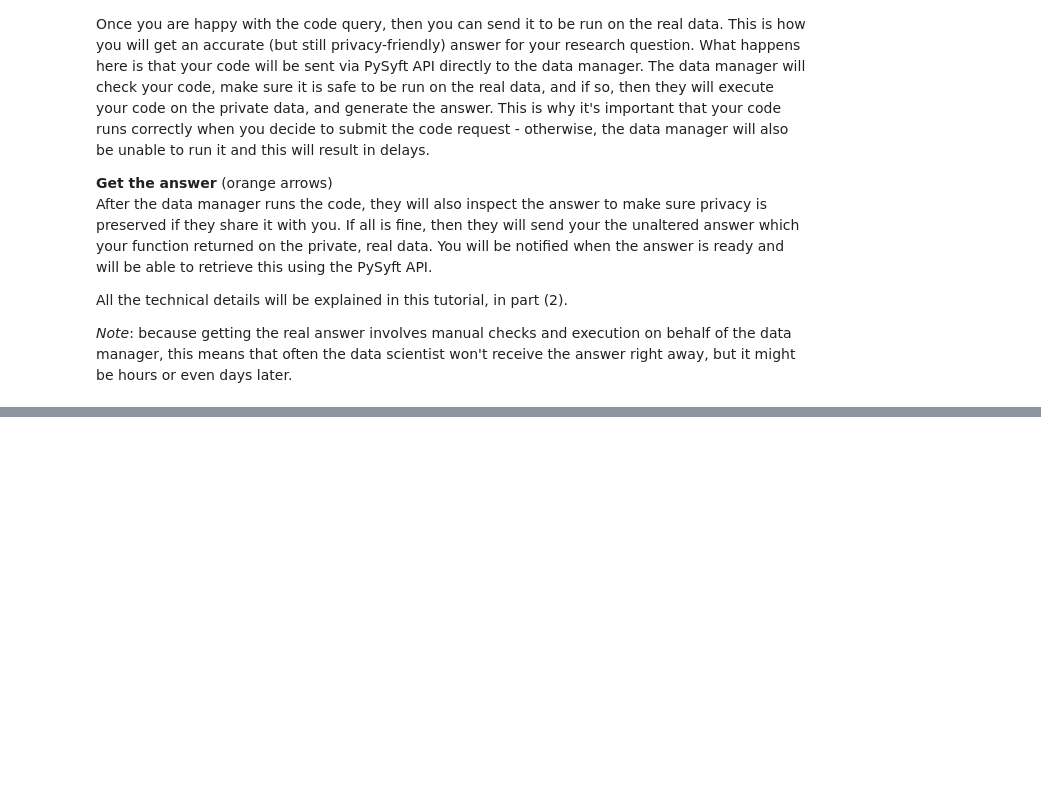
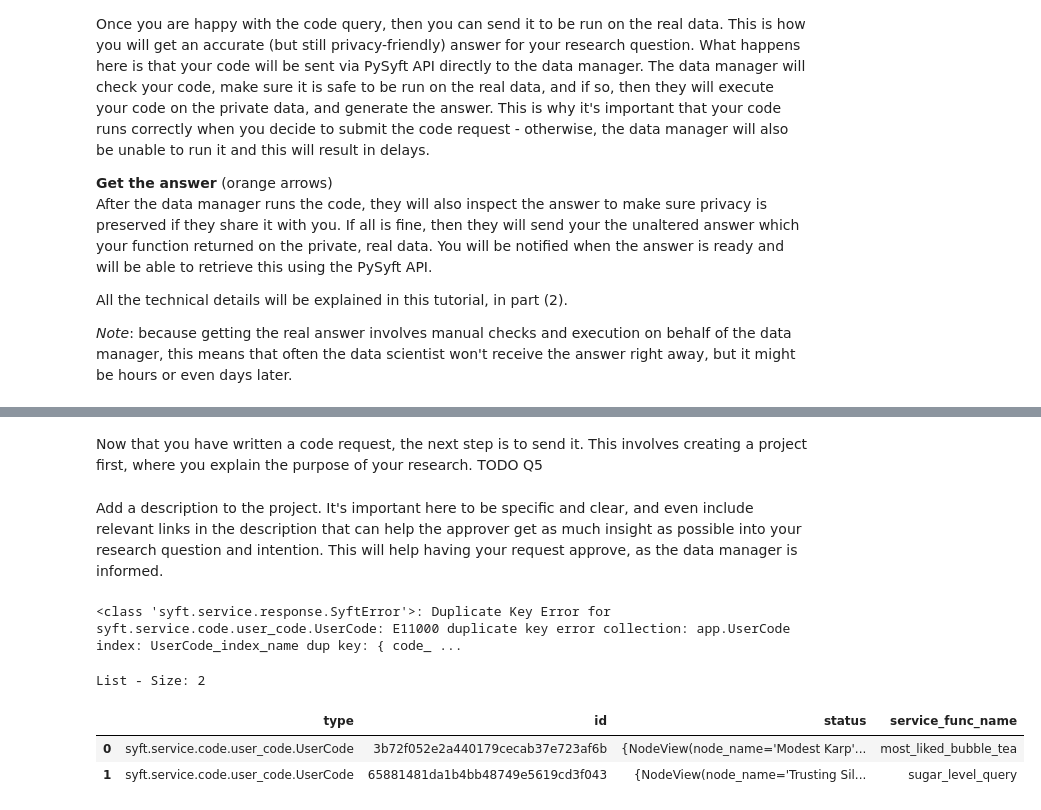
Before and after one commit to Poppy22/notebooks-openmined, a Jupyter notebook: DS-tutorials/CC-tutorial-data-scientist.ipynb, the cells around one changed output, grey strips where cells are left out. Drawn from its saved outputs; the diff is of its cells as text; code cells hidden in the pictures; blank space fills up the shorter version.

```diff
--- a/DS-tutorials/CC-tutorial-data-scientist.ipynb
+++ b/DS-tutorials/CC-tutorial-data-scientist.ipynb
@@ -64,0 +234,2 @@ All the technical details will be explained in this tutorial, in part (2).
+# %% [markdown]
+Now that you have written a code request, the next step is to send it. This involves creating a project first, where you explain the purpose of your research. TODO Q5
@@ -64,0 +238,2 @@ All the technical details will be explained in this tutorial, in part (2).
+# %% [markdown]
+Add a description to the project. It's important here to be specific and clear, and even include relevant links in the description that can help the approver get as much insight as possible into your research question and intention. This will help having your request approve, as the data manager is informed.
@@ -64,0 +243,13 @@ All the technical details will be explained in this tutorial, in part (2).
+# %%
+# Sent the code to the quest domain! Use the function name as the parameter (e.g. sugar_level_query) TODO Q6
+guest_domain_client.api.services.code.request_code_execution(sugar_level_query)
+# %% [output]
+<class 'syft.service.response.SyftError'>: Duplicate Key Error for syft.service.code.user_code.UserCode: E11000 duplicate key error collection: app.UserCode index: UserCode_index_name dup key: { code_ ...
+# %%
+# You can check all the previous code submissions you've made to this domain.
+guest_domain_client.code
+# %% [output]
+List - Size: 2
+|  | type | id | status | service_func_name |
+| 0 | syft.service.code.user_code.UserCode | 3b72f052e2a440179cecab37e723af6b | {NodeView(node_name='Modest Karp'... | most_liked_bubble_tea |
+| 1 | syft.service.code.user_code.UserCode | 65881481da1b4bb48749e5619cd3f043 | {NodeView(node_name='Trusting Sil... | sugar_level_query |
```
Also changed, not shown: parts of 46 cells of this notebook, 1 other file.
